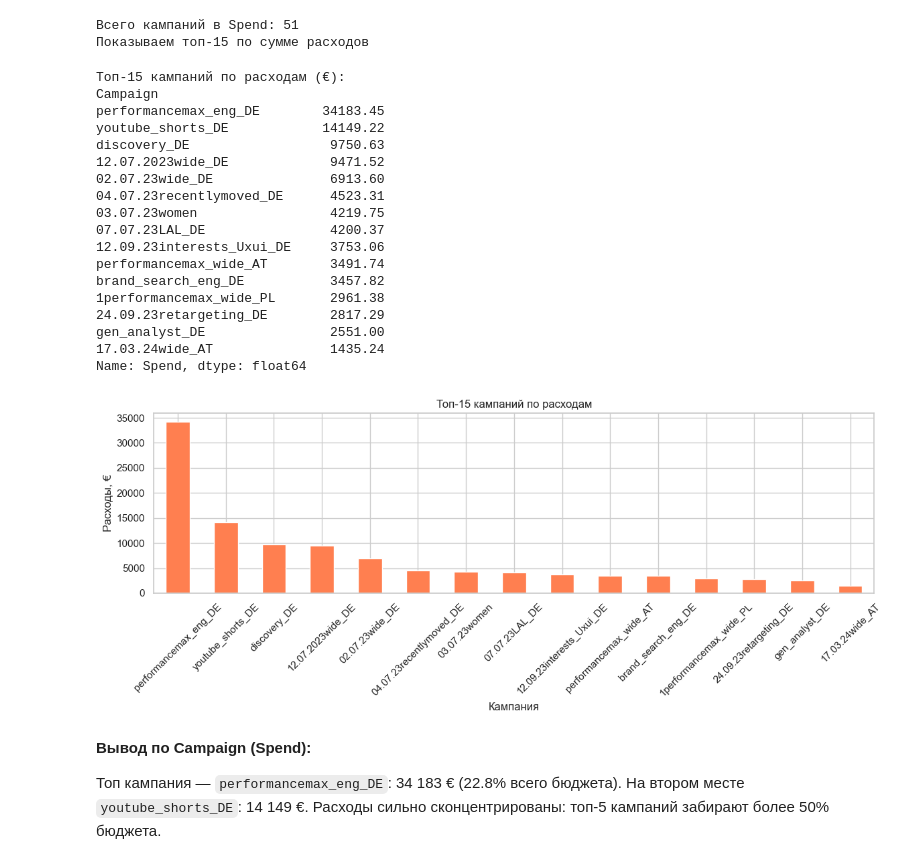
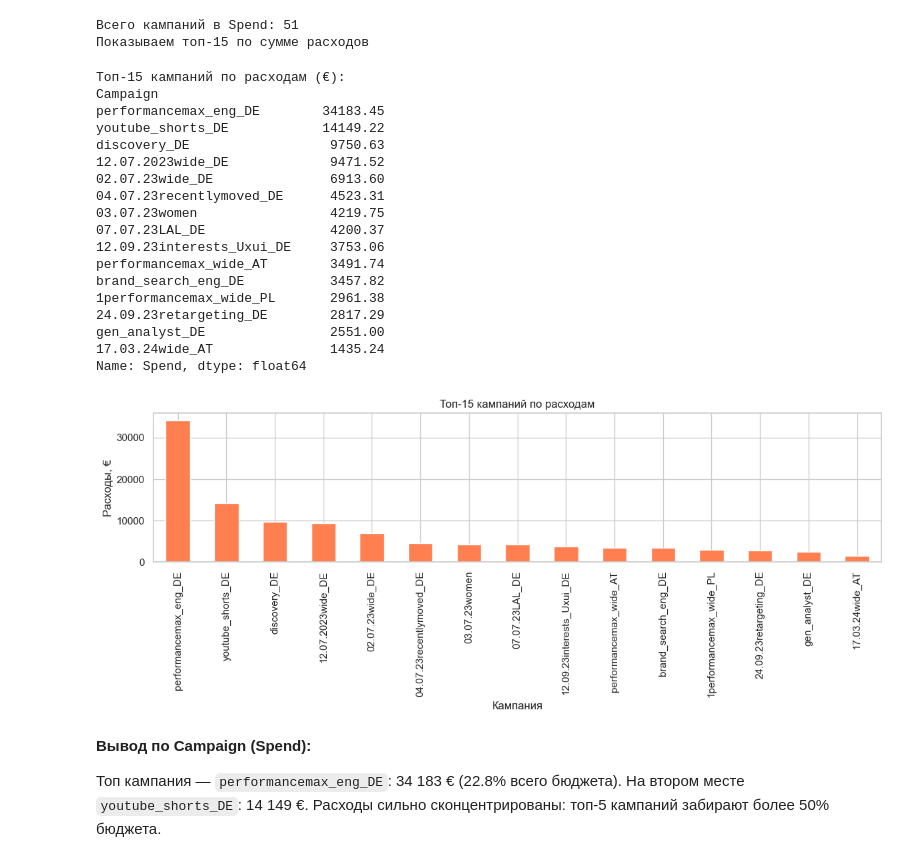
Before and after one commit to gggvitalii90/final_v2_Honcharov, a Jupyter notebook: notebooks/02_descriptive.ipynb, the cells around one changed output. Saved outputs shown, nothing was run; the diff lists cells and outputs as text; code cells hidden in the pictures.

Commit message:
fix: change x-axis label rotation from 45 to 90 degrees on all vertical bar charts

```diff
--- a/notebooks/02_descriptive.ipynb
+++ b/notebooks/02_descriptive.ipynb
@@ -1697,35 +1697,35 @@ camp_spend = (
 )
 print('Топ-15 кампаний по расходам (€):')
 print(camp_spend)
 
 fig, ax = plt.subplots(figsize=(12, 5))
 camp_spend.plot(kind='bar', ax=ax, color='coral')
 ax.set_title('Топ-15 кампаний по расходам')
 ax.set_xlabel('Кампания')
 ax.set_ylabel('Расходы, €')
-ax.tick_params(axis='x', rotation=45)
+ax.tick_params(axis='x', rotation=90)
 plt.tight_layout()
 plt.show()
 # %% [output]
 Топ-15 кампаний по расходам (€):
 Campaign
 performancemax_eng_DE        34183.45
 youtube_shorts_DE            14149.22
 discovery_DE                  9750.63
 12.07.2023wide_DE             9471.52
 02.07.23wide_DE               6913.60
 04.07.23recentlymoved_DE      4523.31
 03.07.23women                 4219.75
 07.07.23LAL_DE                4200.37
 12.09.23interests_Uxui_DE     3753.06
 performancemax_wide_AT        3491.74
 brand_search_eng_DE           3457.82
 1performancemax_wide_PL       2961.38
 24.09.23retargeting_DE        2817.29
 gen_analyst_DE                2551.00
 17.03.24wide_AT               1435.24
 Name: Spend, dtype: float64
-[figure, old version]
+[figure, new version]
 # %% [markdown]
 **Вывод по Campaign (Spend):**
 
```
Also changed, not shown: parts of 9 cells of this notebook.
